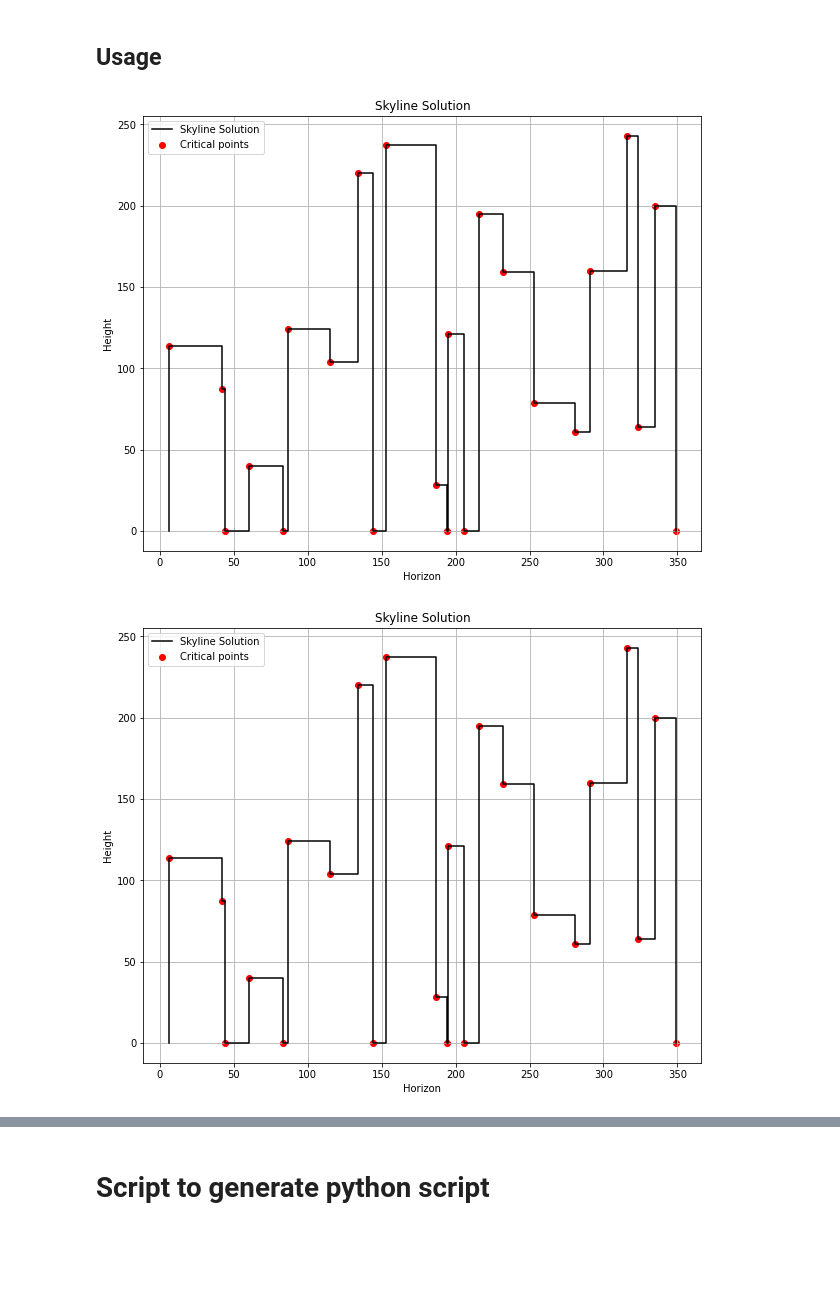
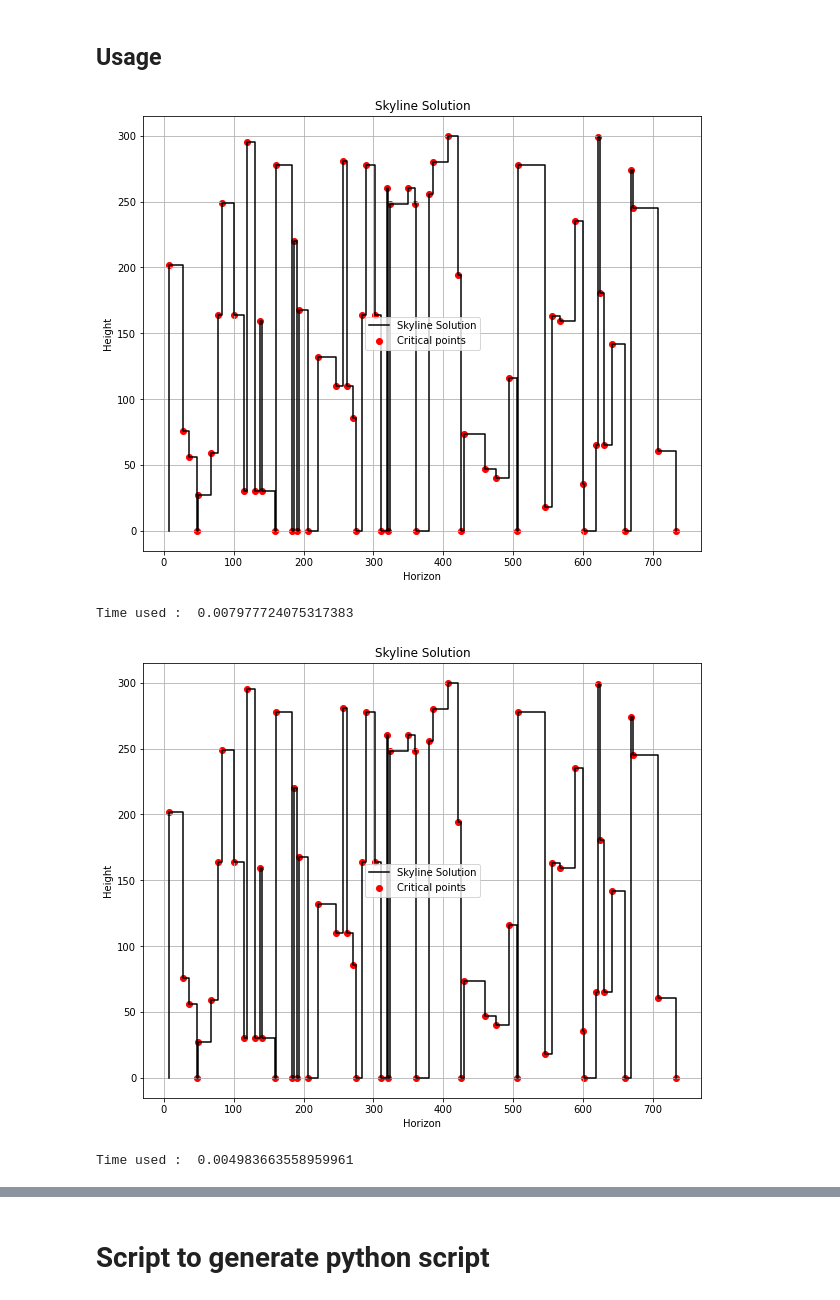
Before and after one commit to AlexandreMorinvil/inf8775, a Jupyter notebook: TP1/code/solution.ipynb, the cells around one changed output, grey strips where cells are left out. Cells and saved outputs as stored; diff of their text form; code cells hidden in the pictures; blank space fills up the shorter version.

```diff
--- a/TP1/code/solution.ipynb
+++ b/TP1/code/solution.ipynb
@@ -101,7 +103,7 @@ def plot_solution(critial_points_kept):
 # %% [markdown]
 # Data Generation
 # %%
-generated_file_name = generate_data(number_buildings=20)
+generated_file_name = generate_data(number_buildings=50)
 buildings_data = import_data(generated_file_name)
 critical_points = find_critical_points(buildings_data)
 # %% [output]
@@ -126,12 +128,15 @@ plot_data(buildings_data)
 #     IF the critical point is not redundant
 #         Add the critical points to the solution
 
-def brute_force_solve(buildings_data):
+def brute_force_solve(buildings_data, must_compute_time=True):
+
+    if must_compute_time :
+        start_time = time.time()
 
     critical_points = find_critical_points(buildings_data)
     sorted_critical_points = critical_points[np.argsort(critical_points, axis=0)[:, 0]]
 
-    points_to_keep = [[0,0]]
+    points_to_keep = [[-1,0]]
     for point in sorted_critical_points:
         for building in buildings_data:
             if point[0] > building[0] and point[0] < building[1] and point[1] < building[2]:
@@ -151,7 +156,13 @@ def brute_force_solve(buildings_data):
                 points_to_keep.append(point)
 
     points_to_keep = np.array(points_to_keep[1:])
-    return points_to_keep
+
+    if must_compute_time :
+        end_time = time.time()
+        computation_time = end_time - start_time
+        return (points_to_keep, computation_time)
+    else :
+        return points_to_keep
 # %% [markdown]
 ## Usage
 # %%
@@ -182,7 +195,7 @@ def recombine_solutions(first_group, second_group):
     current_height = 0
 
     current_element = [0, 0]
-    new_solution = [[0, 0]]
+    new_solution = [[-1, 0]]
 
     while not(is_first_group_covered) or not(is_second_group_covered) :
         if (not(is_first_group_covered) and first_element[0] <= second_element[0]) or is_second_group_covered:
@@ -240,11 +253,14 @@ def recombine_solutions(first_group, second_group):
 #
 #     RETURN y
 
-def divide_to_reign_solve(buildings_data, recursion_threshold=1):
+def divide_to_reign_solve(buildings_data, recursion_threshold=1, must_compute_time=True):
+
+    if must_compute_time :
+        parent_start_time = time.time()
 
     # IF is small return brute-force-algorithm(x)
-    if len(buildings_data) == max(1, recursion_threshold):
-        return brute_force_solve(buildings_data)
+    if len(buildings_data) <= max(1, recursion_threshold):
+        return brute_force_solve(buildings_data, must_compute_time=must_compute_time)
 
     # Decompose x en 2 sub-samples x_0, x_1
     left_group = None
@@ -259,23 +275,32 @@ def divide_to_reign_solve(buildings_data, recursion_threshold=1):
         right_group = np.vstack((splited_buidings_data[1], buildings_data[-1]))
 
     # FOR i=1 to n do : yi <-- Divide-to-Reign(x_i)
-    left_solution = divide_to_reign_solve(left_group)
-    right_solution = divide_to_reign_solve(right_group)
+    left_solution = divide_to_reign_solve(left_group, recursion_threshold=recursion_threshold, must_compute_time=False)
+    right_solution = divide_to_reign_solve(right_group, recursion_threshold=recursion_threshold, must_compute_time= False)
 
     # Recombine y_n to y
     solution = recombine_solutions(left_solution, right_solution)
 
     # RETURN y
-    return solution
+    if must_compute_time :
+        parent_end_time = time.time()
+        computation_time = parent_end_time - parent_start_time
+        return (solution, computation_time)
+    else :
+        return solution
 # %% [markdown]
 ## Usage
 # %%
-solution_reached = divide_to_reign_solve(buildings_data, recursion_threshold=1)
+solution_reached, time_used = divide_to_reign_solve(buildings_data, recursion_threshold=1)
 plot_solution(solution_reached)
+print('Time used : ', time_used)
 # %% [output]
-[figure, old version]
+[figure, new version]
+Time used :  0.007977724075317383
 # %%
-solution_reached = divide_to_reign_solve(buildings_data, recursion_threshold=5)
+solution_reached, time_used = divide_to_reign_solve(buildings_data, recursion_threshold=25)
 plot_solution(solution_reached)
+print('Time used : ', time_used)
 # %% [output]
-[figure, old version]
+[figure, new version]
+Time used :  0.004983663558959961
```
Also changed, not shown: parts of 27 cells of this notebook, 16 other files.
